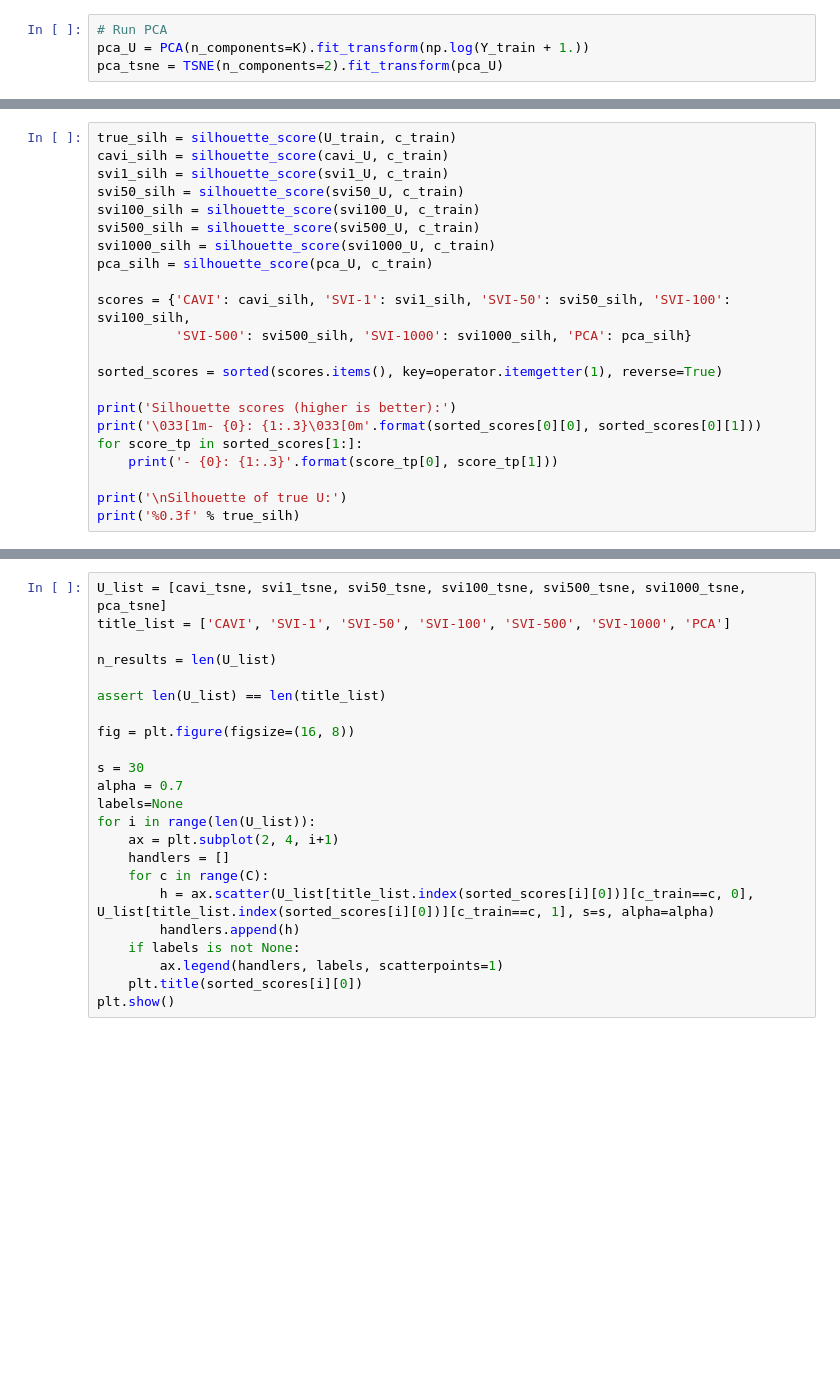
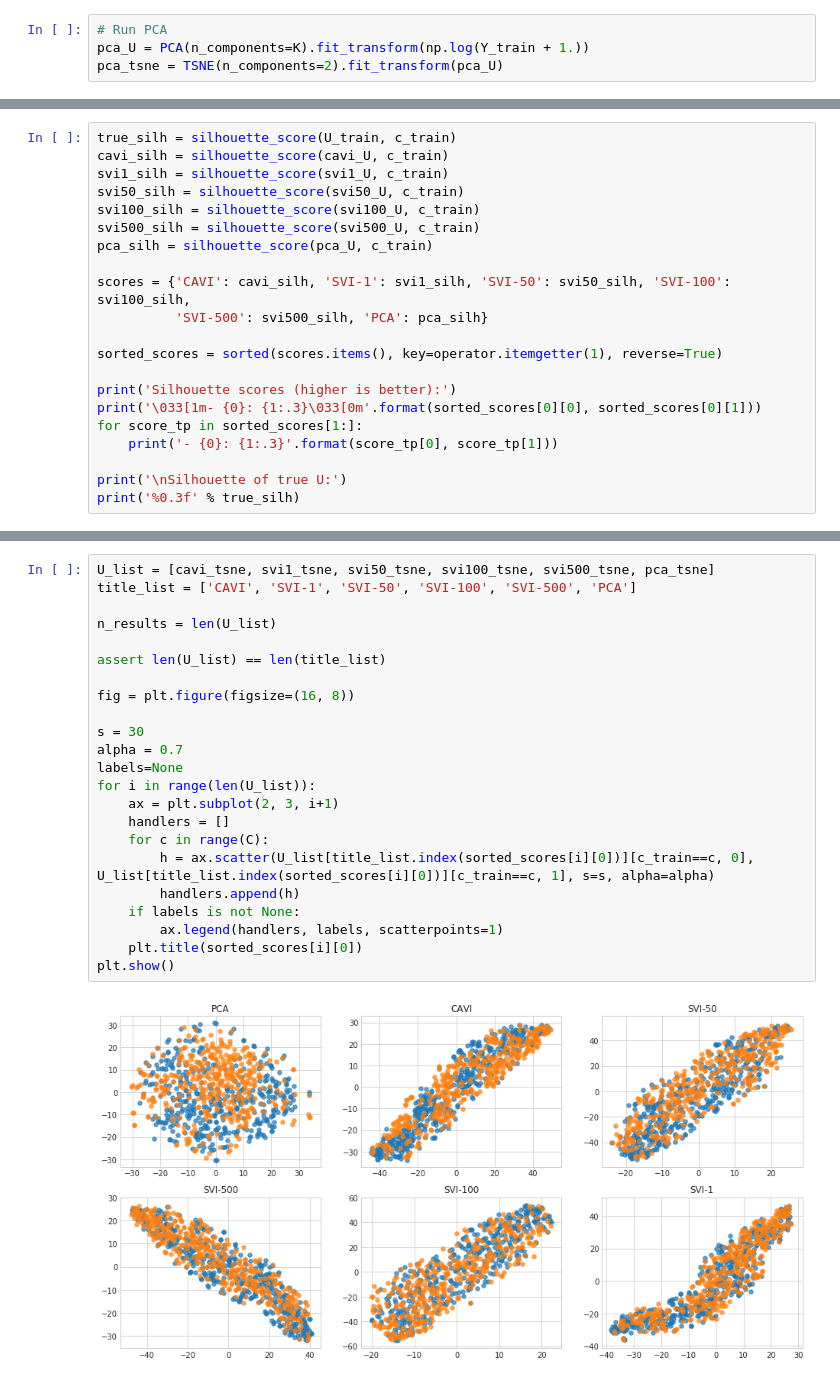
Before and after one commit to pedrofale/mpCMF, a Jupyter notebook: notebooks/SVI pCMF minibatch variation big P.ipynb, the cells around one changed output, grey strips where cells are left out. Saved outputs shown, nothing was run; the diff lists cells and outputs as text; blank space fills up the shorter version.

```diff
--- a/notebooks/SVI pCMF minibatch variation big P.ipynb
+++ b/notebooks/SVI pCMF minibatch variation big P.ipynb
@@ -200,11 +201,10 @@ svi1_silh = silhouette_score(svi1_U, c_train)
 svi50_silh = silhouette_score(svi50_U, c_train)
 svi100_silh = silhouette_score(svi100_U, c_train)
 svi500_silh = silhouette_score(svi500_U, c_train)
-svi1000_silh = silhouette_score(svi1000_U, c_train)
 pca_silh = silhouette_score(pca_U, c_train)
 
 scores = {'CAVI': cavi_silh, 'SVI-1': svi1_silh, 'SVI-50': svi50_silh, 'SVI-100': svi100_silh,
-          'SVI-500': svi500_silh, 'SVI-1000': svi1000_silh, 'PCA': pca_silh}
+          'SVI-500': svi500_silh, 'PCA': pca_silh}
 
 sorted_scores = sorted(scores.items(), key=operator.itemgetter(1), reverse=True)
 
@@ -218,23 +229,25 @@ print('%0.3f' % true_silh)
 # %%
-U_list = [cavi_tsne, svi1_tsne, svi50_tsne, svi100_tsne, svi500_tsne, svi1000_tsne, pca_tsne]
-title_list = ['CAVI', 'SVI-1', 'SVI-50', 'SVI-100', 'SVI-500', 'SVI-1000', 'PCA']
+U_list = [cavi_tsne, svi1_tsne, svi50_tsne, svi100_tsne, svi500_tsne, pca_tsne]
+title_list = ['CAVI', 'SVI-1', 'SVI-50', 'SVI-100', 'SVI-500', 'PCA']
 
 n_results = len(U_list)
 
 assert len(U_list) == len(title_list)
 
 fig = plt.figure(figsize=(16, 8))
 
 s = 30
 alpha = 0.7
 labels=None
 for i in range(len(U_list)):
-    ax = plt.subplot(2, 4, i+1)
+    ax = plt.subplot(2, 3, i+1)
     handlers = []
     for c in range(C):
         h = ax.scatter(U_list[title_list.index(sorted_scores[i][0])][c_train==c, 0], U_list[title_list.index(sorted_scores[i][0])][c_train==c, 1], s=s, alpha=alpha)
         handlers.append(h)
     if labels is not None:
         ax.legend(handlers, labels, scatterpoints=1)
     plt.title(sorted_scores[i][0])
 plt.show()
+# %% [output]
+[figure, added]
```
Also changed, not shown: parts of 12 cells of this notebook, 2 other files.
